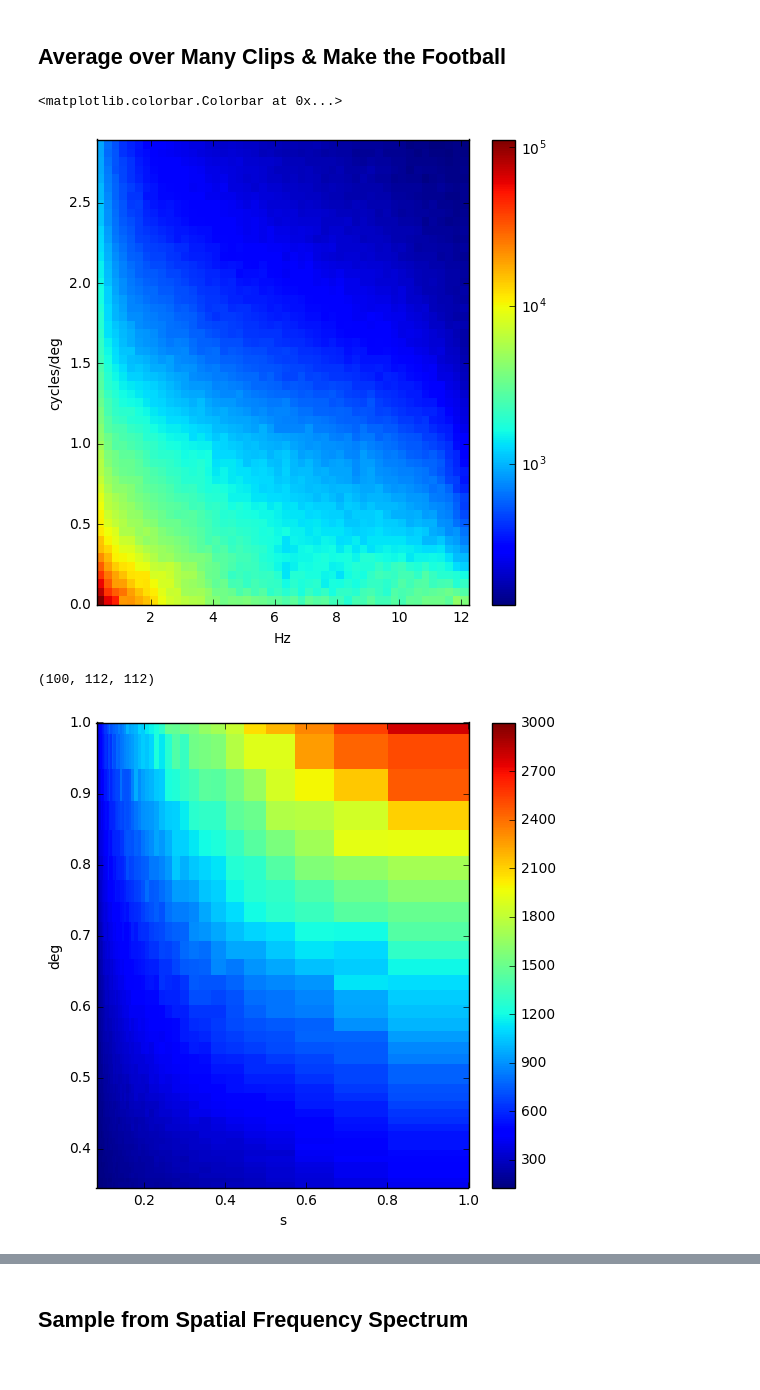
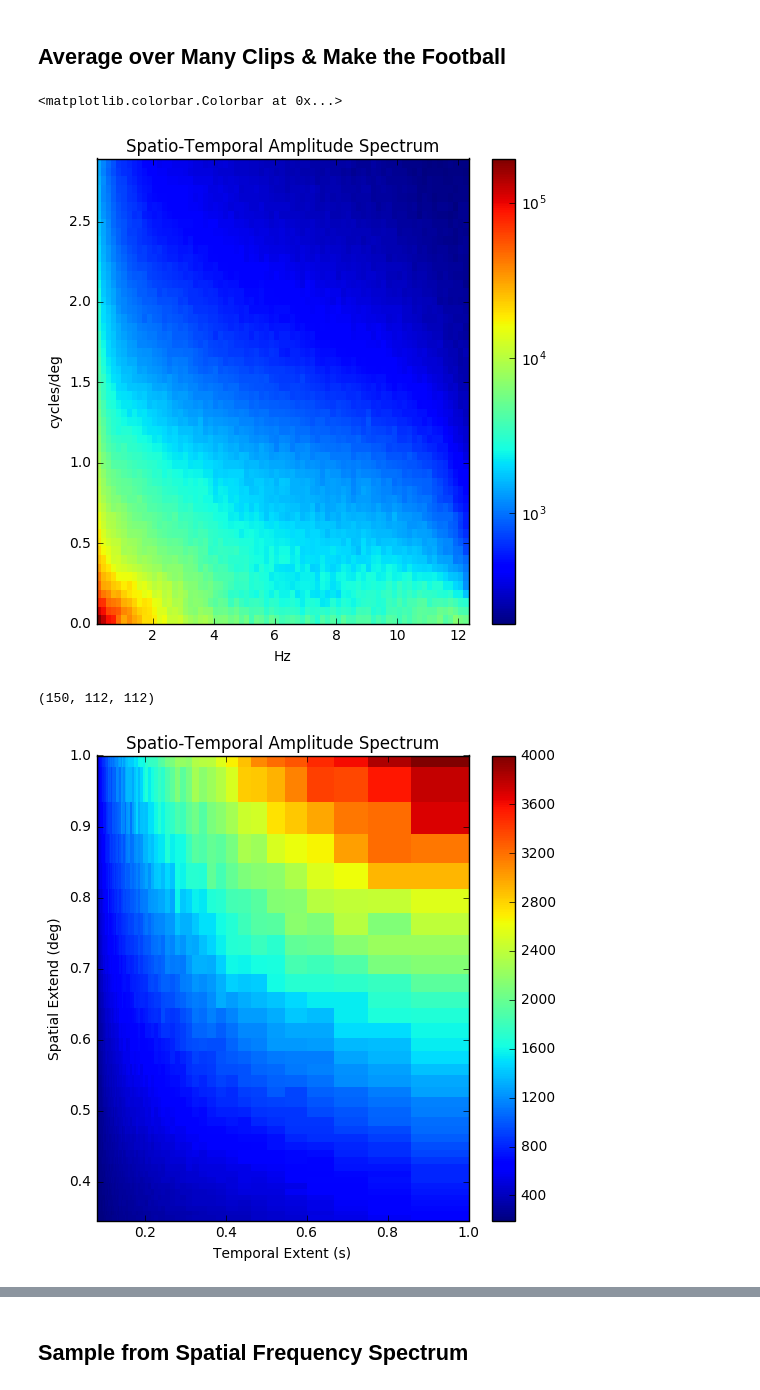
Before and after one commit to vdutell/naturalscenestatistics, a Jupyter notebook: naturalscenestats.ipynb, the cells around one changed output, grey strips where cells are left out. Drawn from its saved outputs; the diff is of its cells as text; code cells hidden in the pictures.

```diff
--- a/naturalscenestats.ipynb
+++ b/naturalscenestats.ipynb
@@ -481,8 +506,11 @@ def make_tdft(movie,fchunk):
 
     return mftchunk, azmchunk, freqspace1d, freqspacefull, freqtime
 # %%
+#how many frames in movie?
+nframes =150
+
 ##call function to take mean FT in space.
-football, azmchunk, fqspace1d, fqspacefull, fqtime = make_tdft(m, 100)
+football, azmchunk, fqspace1d, fqspacefull, fqtime = make_tdft(m, nframes)
 # %%
 plt.figure(figsize=(6,6))
 plt.pcolormesh(fqtime[1:], fqspace1d, np.abs(azmchunk.T[:,1:]),
@@ -494,28 +522,30 @@ plt.ylim(0,np.max(fqspace1d[1:]))
 plt.xlabel('Hz')
 plt.ylabel('cycles/deg')
 
+plt.title('Spatio-Temporal Amplitude Spectrum')
 
 plt.colorbar()
 # %% [output]
 <matplotlib.colorbar.Colorbar at 0x...>
-[figure, old version]
+[figure, new version]
 # %%
 plt.figure(figsize=(6,6))
 plt.pcolormesh(1/(fqtime[1:]),
                1/(fqspace1d[1:]),
-               np.abs(azmchunk[1:,1:].T), vmax=3000)
+               np.abs(azmchunk[1:,1:].T), vmax=4000)
 #                norm=mpl.colors.LogNorm(vmin=90,
 #                                         vmax=11000))
 
 plt.xlim(np.min(1/(fqtime[1:])),1)
 plt.ylim(np.min(1/(fqspace1d[1:])),1)
 plt.colorbar()
-plt.xlabel('s')
-plt.ylabel('deg')
+plt.xlabel('Temporal Extent (s)')
+plt.ylabel('Spatial Extend (deg)')
+plt.title('Spatio-Temporal Amplitude Spectrum')
 np.shape(football)
 # %% [output]
-(100, 112, 112)
+(150, 112, 112)
-[figure, old version]
+[figure, new version]
 # %%
 ## kelly plot
 plt.figure()
```
Also changed, not shown: parts of 24 cells of this notebook.
